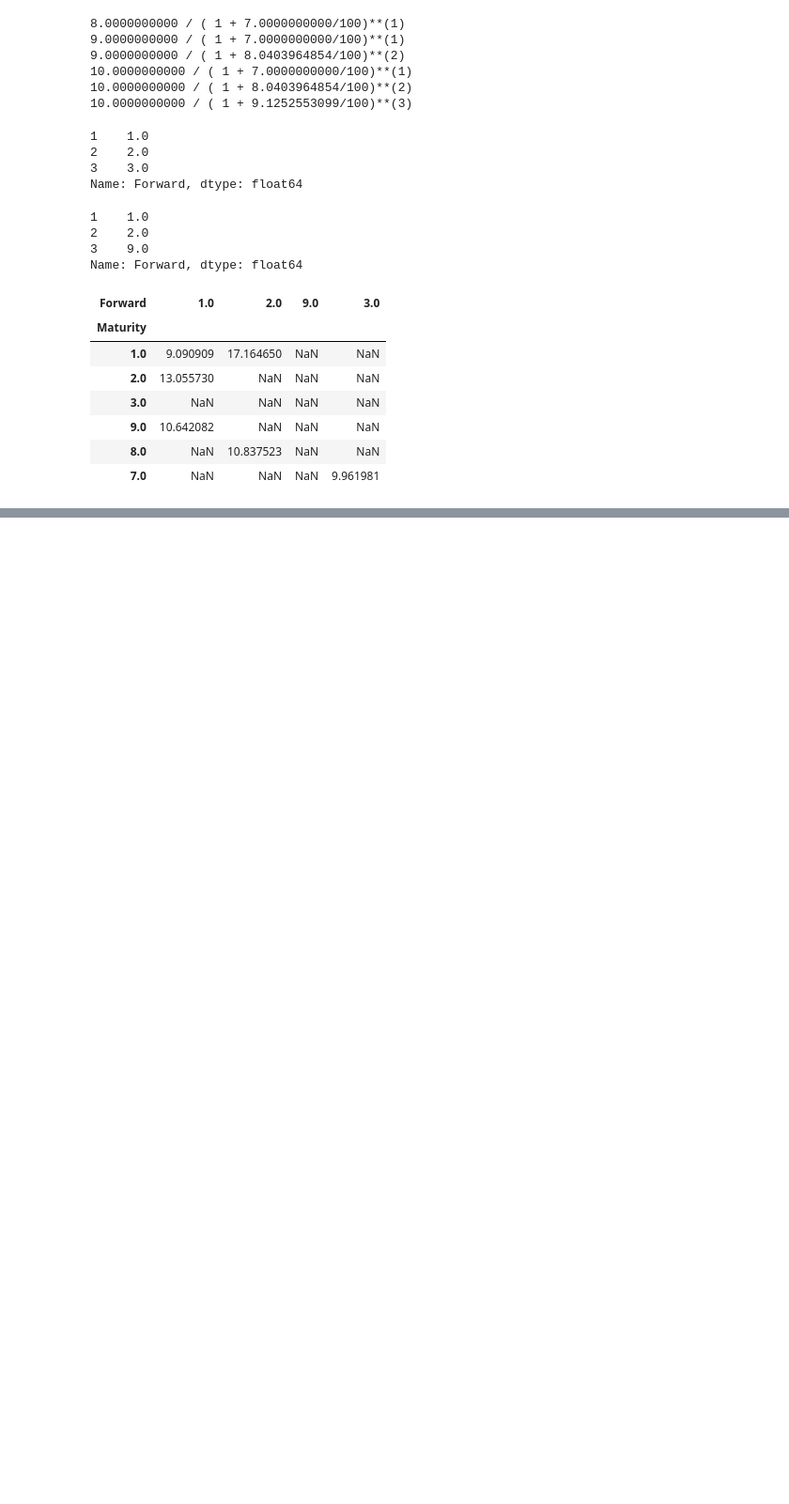
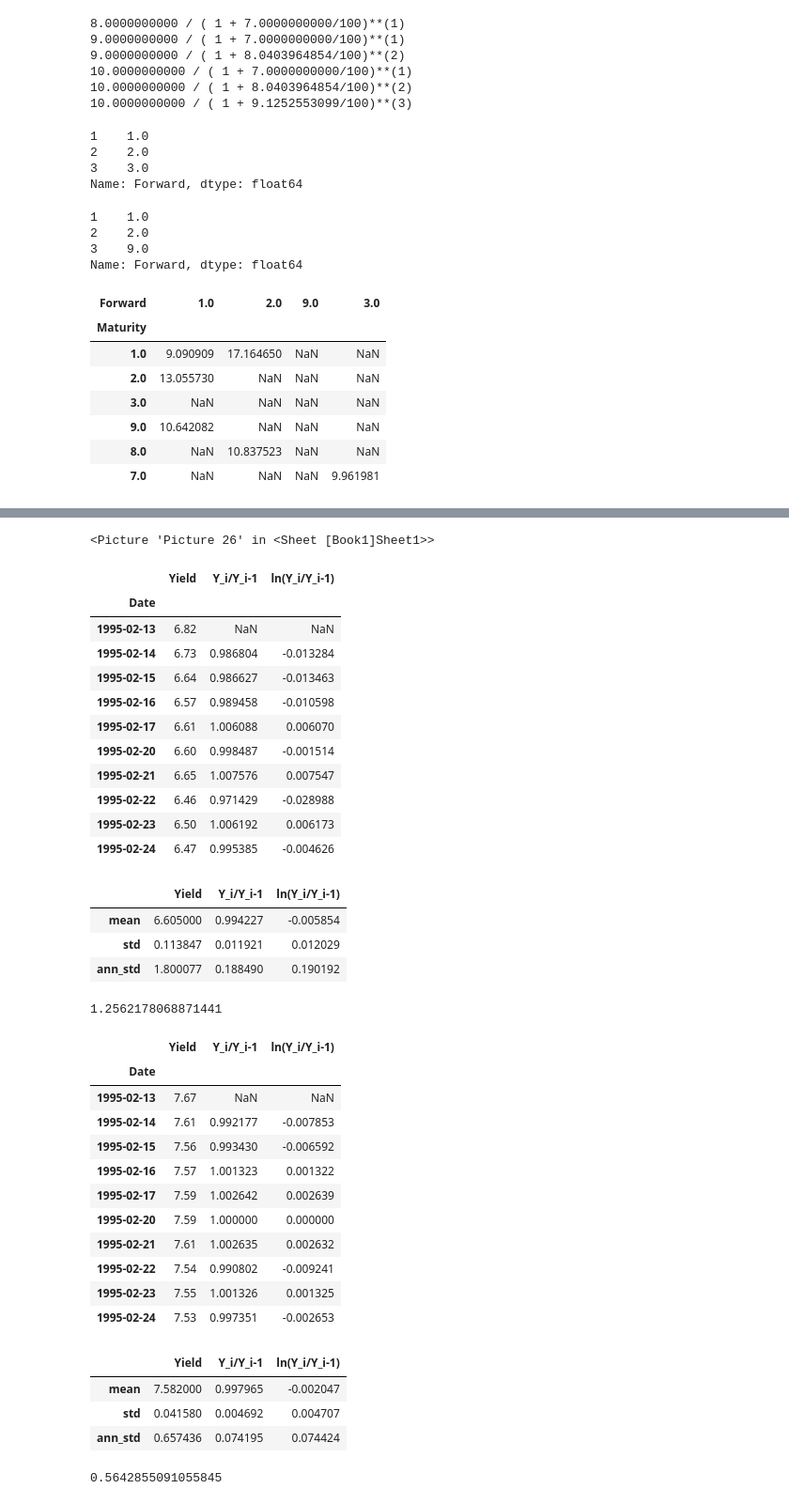
Before and after one commit to abehrman/zeusRMBS, a Jupyter notebook: zeusRMBS sandbox.ipynb, the cells around one changed output, grey strips where cells are left out. Shown: that part at 94% size. Cells and saved outputs as stored; diff of their text form; code cells hidden in the pictures; blank space fills up the shorter version.

```diff
--- a/zeusRMBS sandbox.ipynb
+++ b/zeusRMBS sandbox.ipynb
@@ -623,0 +608,4 @@ TypeError: Don't know what to do with that image object
+# %%
+OneYear = wb.sheets(1).range('OneYear').expand().options(pd.DataFrame).value
+ThirtyYear = wb.sheets(1).range('ThirtyYear').expand().options(pd.DataFrame).value
+OneYear.head()
@@ -623,0 +620,69 @@ TypeError: Don't know what to do with that image object
+# %%
+plt.close()
+ax1=None
+ax2=None
+fig1=None
+fig2=None
+ax1 = (OneYear/OneYear.shift(1)-1).plot()
+ax1 = (ThirtyYear/ThirtyYear.shift(1)-1).plot(ax=ax1)
+ax2 = (OneYear/OneYear[:1].values[0]).plot()
+ax2 = (ThirtyYear/ThirtyYear[:1].values[0]).plot(ax=ax2)
+
+fig1 = ax1.get_figure()
+fig2 = ax2.get_figure()
+
+wb.sheets(1).pictures.add(fig1)
+wb.sheets(1).pictures.add(fig2)
+# %% [output]
+<Picture 'Picture 26' in <Sheet [Book1]Sheet1>>
+# %%
+from IPython import display
+def ex_4_3(quotes):
+    df = pd.DataFrame(data=quotes,index=quotes.index, columns=['Yield'])
+    df['Y_i/Y_i-1'] = quotes / quotes.shift(1)
+    df['ln(Y_i/Y_i-1)'] = np.log(df['Y_i/Y_i-1'])
+    stats = df.describe()
+    stats.loc['ann_std'] = stats.ix['std'] * np.sqrt(250)
+    stats = stats.loc[['mean','std','ann_std']]
+    SD_in_BP = stats.loc['mean','Yield'] * stats.loc['ann_std','ln(Y_i/Y_i-1)'] * 100
+    return df, stats, SD_in_BP
+# %%
+df, stats, SD_in_BP = ex_4_3(OneYear)
+display.display(df, stats, SD_in_BP)
+df, stats, SD_in_BP = ex_4_3(ThirtyYear)
+display.display(df, stats, SD_in_BP)
+# %% [output]
+|  | Yield | Y_i/Y_i-1 | ln(Y_i/Y_i-1) |
+| Date |  |  |  |
+| 1995-02-13 | 6.82 | NaN | NaN |
+| 1995-02-14 | 6.73 | 0.986804 | -0.013284 |
+| 1995-02-15 | 6.64 | 0.986627 | -0.013463 |
+| 1995-02-16 | 6.57 | 0.989458 | -0.010598 |
+| 1995-02-17 | 6.61 | 1.006088 | 0.006070 |
+| 1995-02-20 | 6.60 | 0.998487 | -0.001514 |
+| 1995-02-21 | 6.65 | 1.007576 | 0.007547 |
+| 1995-02-22 | 6.46 | 0.971429 | -0.028988 |
+| 1995-02-23 | 6.50 | 1.006192 | 0.006173 |
+| 1995-02-24 | 6.47 | 0.995385 | -0.004626 |
+|  | Yield | Y_i/Y_i-1 | ln(Y_i/Y_i-1) |
+| mean | 6.605000 | 0.994227 | -0.005854 |
+| std | 0.113847 | 0.011921 | 0.012029 |
+| ann_std | 1.800077 | 0.188490 | 0.190192 |
+1.2562178068871441
+|  | Yield | Y_i/Y_i-1 | ln(Y_i/Y_i-1) |
+| Date |  |  |  |
+| 1995-02-13 | 7.67 | NaN | NaN |
+| 1995-02-14 | 7.61 | 0.992177 | -0.007853 |
+| 1995-02-15 | 7.56 | 0.993430 | -0.006592 |
+| 1995-02-16 | 7.57 | 1.001323 | 0.001322 |
+| 1995-02-17 | 7.59 | 1.002642 | 0.002639 |
+| 1995-02-20 | 7.59 | 1.000000 | 0.000000 |
+| 1995-02-21 | 7.61 | 1.002635 | 0.002632 |
+| 1995-02-22 | 7.54 | 0.990802 | -0.009241 |
+| 1995-02-23 | 7.55 | 1.001326 | 0.001325 |
+| 1995-02-24 | 7.53 | 0.997351 | -0.002653 |
+|  | Yield | Y_i/Y_i-1 | ln(Y_i/Y_i-1) |
+| mean | 7.582000 | 0.997965 | -0.002047 |
+| std | 0.041580 | 0.004692 | 0.004707 |
+| ann_std | 0.657436 | 0.074195 | 0.074424 |
+0.5642855091055845
```
Also changed, not shown: parts of 31 cells of this notebook, 4 other files.
